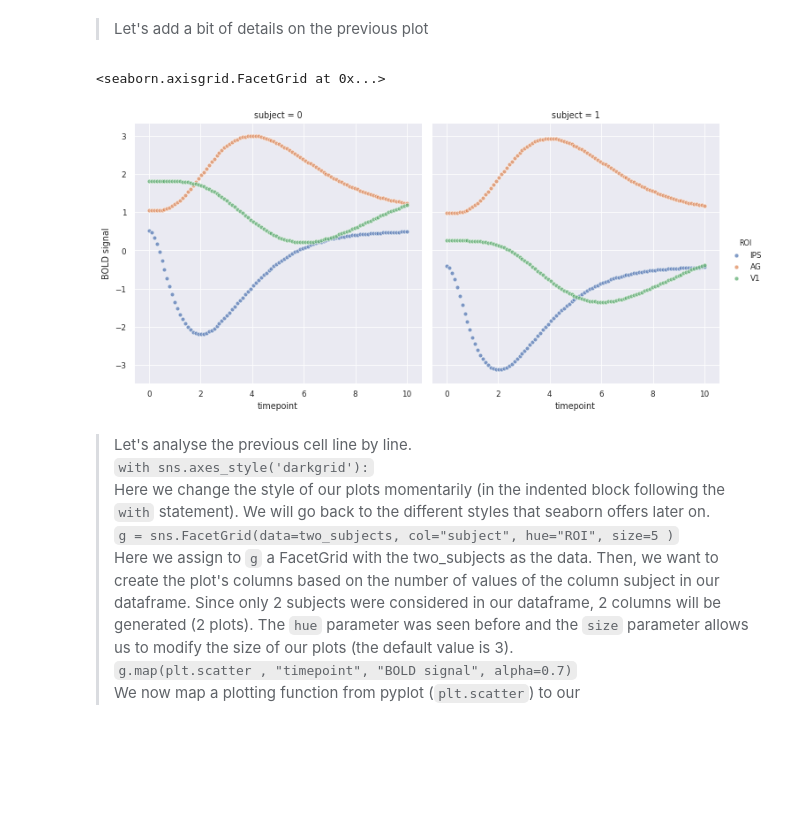
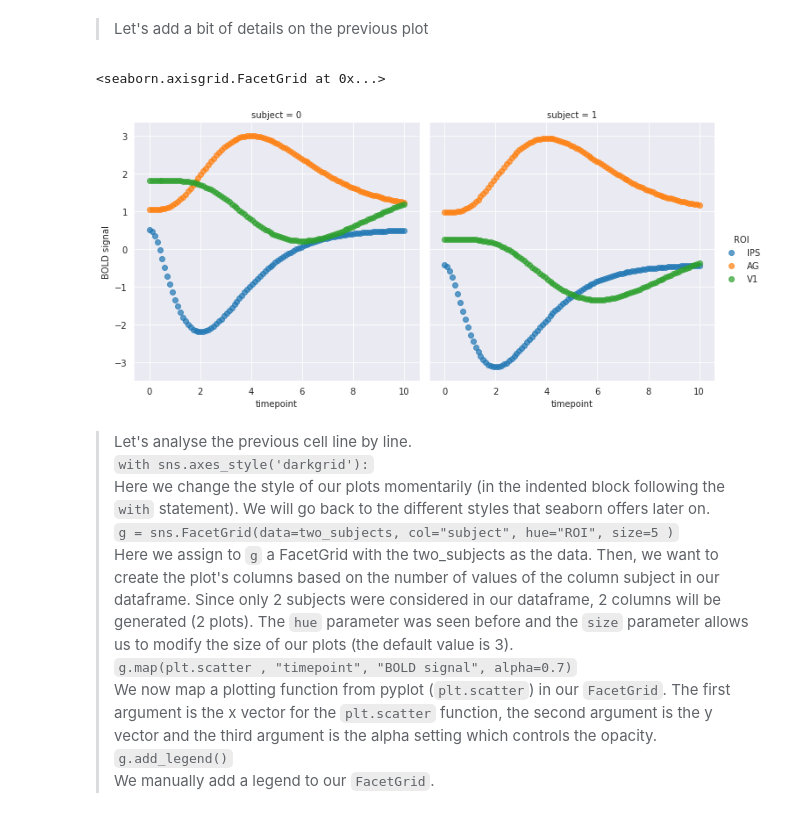
Before and after one commit to erikmagic/python-tutorials, a Jupyter notebook: seaborn/seaborn_en.ipynb, the cells around one changed output. Drawn from its saved outputs; the diff is of its cells as text; code cells hidden in the pictures; blank space fills up the shorter version.

```diff
--- a/seaborn/seaborn_en.ipynb
+++ b/seaborn/seaborn_en.ipynb
@@ -98,14 +97,17 @@ g
 # %% [markdown]
 > Let's add a bit of details on the previous plot
 # %%
-with sns.axes_style("darkgrid"):
-    g = sns.FacetGrid(data=two_subjects, col="subject", hue="ROI", size=5 )
-    g.map(sns.scatterplot , "timepoint", "BOLD signal", alpha=0.7)
-    g.add_legend()
-g
+def plot_simple_facet(plotting_fct):
+    with sns.axes_style("darkgrid"):
+        g = sns.FacetGrid(data=two_subjects, col="subject", hue="ROI", size=5 )
+        g.map(plotting_fct , "timepoint", "BOLD signal", alpha=0.7)
+        g.add_legend()
+        return g
+
+plot_simple_facet(plt.scatter)
 # %% [output]
 <seaborn.axisgrid.FacetGrid at 0x...>
-[figure, old version]
+[figure, new version]
 # %% [markdown]
 > Let's analyse the previous cell line by line.
 > `with sns.axes_style('darkgrid'):`
@@ -117,4 +119,8 @@ g
 >dataframe, 2 columns will be generated (2 plots). The `hue` parameter was seen before and the `size` parameter
 >allows us to modify the size of our plots (the default value is 3).
 > `g.map(plt.scatter , "timepoint", "BOLD signal", alpha=0.7)`
-> We now map a plotting function from pyplot (`plt.scatter`) to our
+> We now map a plotting function from pyplot (`plt.scatter`) in our `FacetGrid`. The first argument is the x vector
+>for the `plt.scatter` function, the second argument is the y vector and the third argument is the alpha setting
+>which controls the opacity.
+> `g.add_legend()`
+> We manually add a legend to our `FacetGrid`.
```
Also changed, not shown: parts of 12 cells of this notebook.
